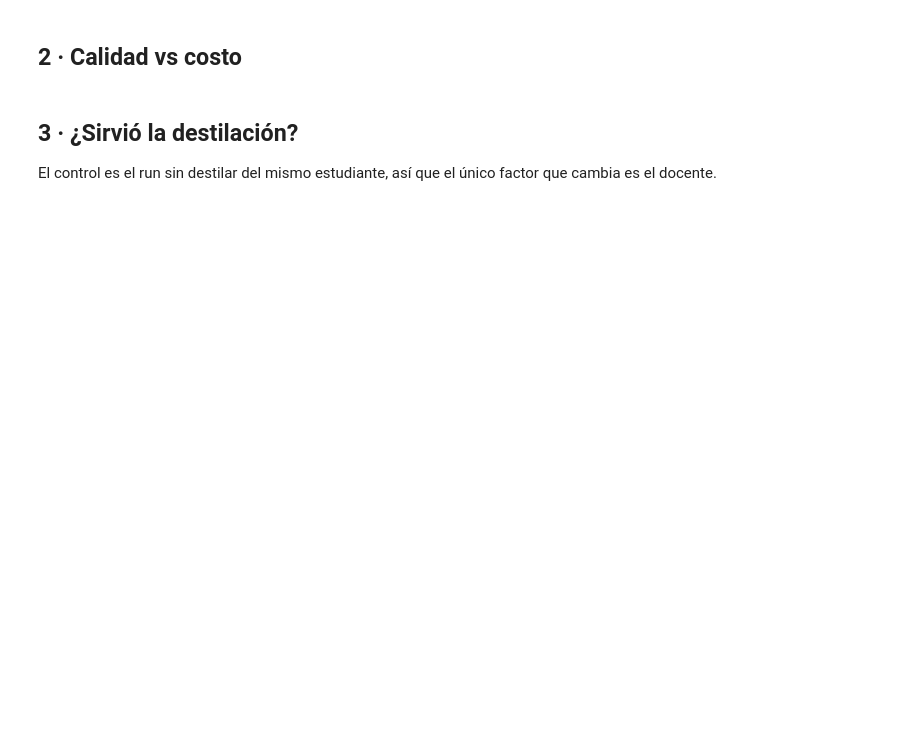
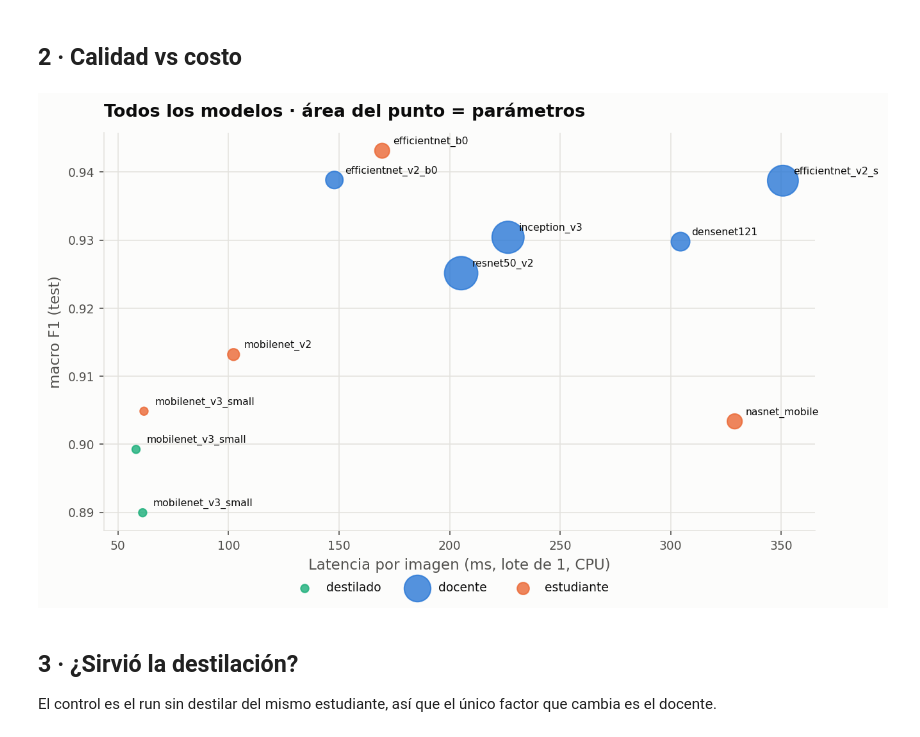
Before and after one commit to CCSandoval/ButterflyModeling, a Jupyter notebook: notebooks/3. Analisis/1. Comparacion.ipynb, the cells around one changed output. Drawn from its saved outputs; the diff is of its cells as text; code cells hidden in the pictures; blank space fills up the shorter version.

```diff
--- a/notebooks/3. Analisis/1. Comparacion.ipynb
+++ b/notebooks/3. Analisis/1. Comparacion.ipynb
@@ -83,19 +108,21 @@ todos.drop(columns="run_id")
 # %%
 applyStyle()
 COLOR_ROL = {"docente": SERIE_1, "estudiante": SERIE_2, "destilado": SERIE_3}
 
 fig, ax = plt.subplots(figsize=(9, 5.5))
 for rol, grupo in todos.groupby("rol"):
     ax.scatter(grupo["latencia_ms"], grupo["test_macro_f1"], s=grupo["parametros_M"] * 25,
                color=COLOR_ROL.get(rol, INK_MUTED), alpha=0.8, label=rol, zorder=3)
 for _, f in todos.iterrows():
     ax.annotate(f["arquitectura"], (f["latencia_ms"], f["test_macro_f1"]),
                 textcoords="offset points", xytext=(8, 5), fontsize=7.5)
 ax.set(xlabel="Latencia por imagen (ms, lote de 1, CPU)", ylabel="macro F1 (test)",
        title="Todos los modelos · área del punto = parámetros")
-ax.legend(loc="lower right")
+ax.legend(loc="upper left", bbox_to_anchor=(0.25, -0.1), ncol=3, frameon=False, fontsize=9)
 fig.tight_layout()
 plt.show()
+# %% [output]
+[figure, added]
 # %% [markdown]
 ## 3 · ¿Sirvió la destilación?
 
```
Also changed, not shown: parts of 8 cells of this notebook, 8 other files.
